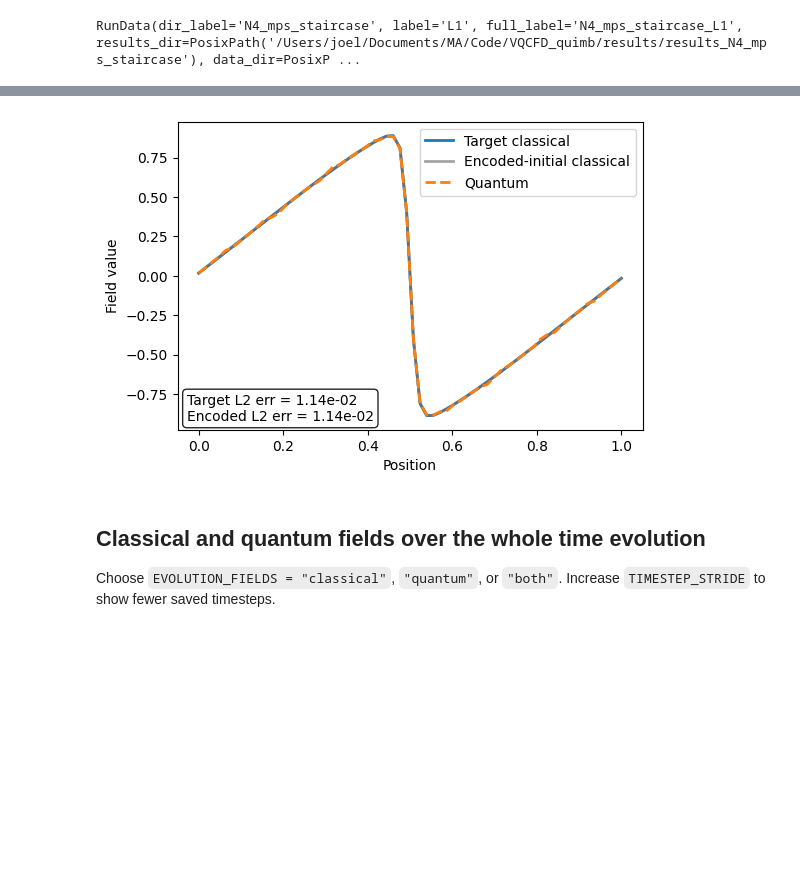
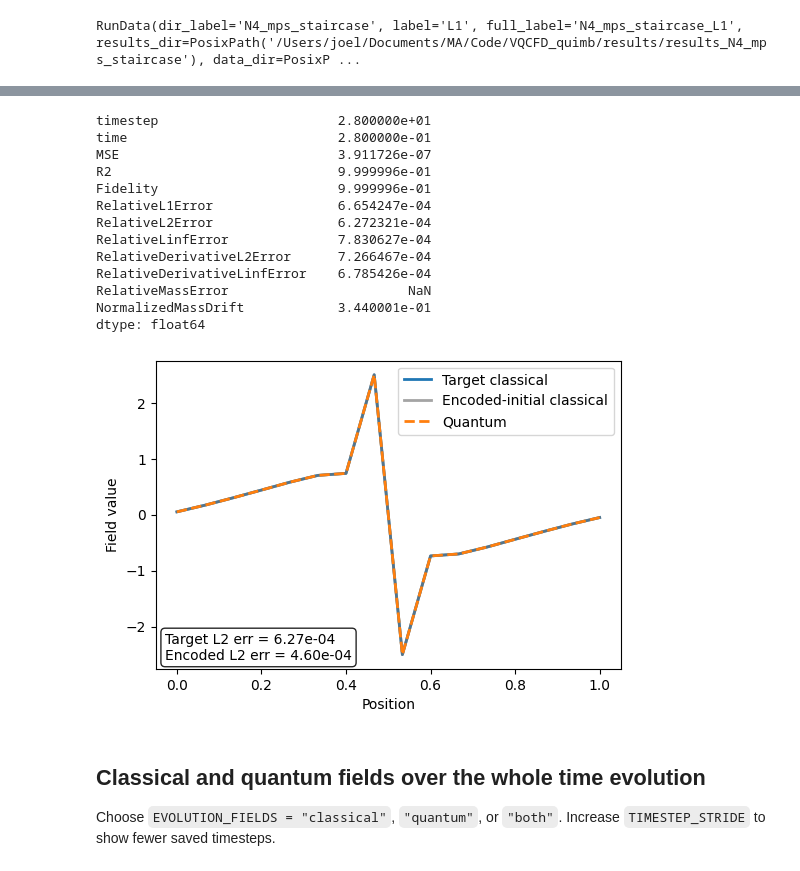
Before and after one commit to Joel-Kunk/VQCFD_quimb, a Jupyter notebook: analysis_results.ipynb, the cells around one changed output, grey strips where cells are left out. Drawn from its saved outputs; the diff is of its cells as text; code cells hidden in the pictures; blank space fills up the shorter version.

```diff
--- a/analysis_results.ipynb
+++ b/analysis_results.ipynb
@@ -67,8 +67,8 @@ count=8 presets
 # %% [markdown]
 ## Inspect one run
 # %%
-DIR_LABEL = "N3"
-LABEL = "L2"
+DIR_LABEL = "tests"
+LABEL = "N3_L2"
 
 run = an.load_run(DIR_LABEL, LABEL)
 run
@@ -161,6 +161,11 @@ run
 # %% [output]
 RunData(dir_label='N4_mps_staircase', label='L1', full_label='N4_mps_staircase_L1', results_dir=PosixPath('/Users/joel/Documents/MA/Code/VQCFD_quimb/results/results_N4_mps_staircase'), data_dir=PosixP ...
 # %%
+DIR_LABEL = "tests"
+LABEL = "N3_L2"
+
+run = an.load_run(DIR_LABEL, LABEL)
+
 TIMESTEP = -1
 
 timestep_comparison, ax, fig = an.plot_run_timestep_comparison(run, timestep=TIMESTEP)
@@ -189,24 +194,37 @@ dtype: float64
 # %%
 # fig.savefig(f"figures/single_runs/single_run_{DIR_LABEL}_{LABEL}.pdf", bbox_inches='tight')
 # %%
-DIR_LABEL = "N6"
-LABEL = "L6"
+DIR_LABEL = "N4"
+LABEL = "L3"
 
 run = an.load_run(DIR_LABEL, LABEL)
 TIMESTEP = -1
 
 timestep_comparison, ax, fig = an.plot_run_timestep_comparison(run, timestep=TIMESTEP)
 TIMESTEP_METRICS = [
     "timestep", "time", "MSE", "R2", "Fidelity",
     "RelativeL1Error", "RelativeL2Error", "RelativeLinfError",
     "RelativeDerivativeL2Error", "RelativeDerivativeLinfError",
     "RelativeMassError", "NormalizedMassDrift",
 ]
 pd.Series({key: timestep_comparison[key] for key in TIMESTEP_METRICS})
 
-fig.savefig(f"figures/single_runs/single_run_{DIR_LABEL}_{LABEL}.pdf", bbox_inches='tight')
+# fig.savefig(f"figures/single_runs/single_run_{DIR_LABEL}_{LABEL}.pdf", bbox_inches='tight')
 # %% [output]
+timestep                       2.800000e+01
+time                           2.800000e-01
+MSE                            3.911726e-07
+R2                             9.999996e-01
+Fidelity                       9.999996e-01
+RelativeL1Error                6.654247e-04
+RelativeL2Error                6.272321e-04
+RelativeLinfError              7.830627e-04
+RelativeDerivativeL2Error      7.266467e-04
+RelativeDerivativeLinfError    6.785426e-04
+RelativeMassError                       NaN
+NormalizedMassDrift            3.440001e-01
+dtype: float64
-[figure, old version]
+[figure, new version]
 # %% [markdown]
 ## Classical and quantum fields over the whole time evolution
 
```
Also changed, not shown: parts of 8 cells of this notebook, 1 other file.
